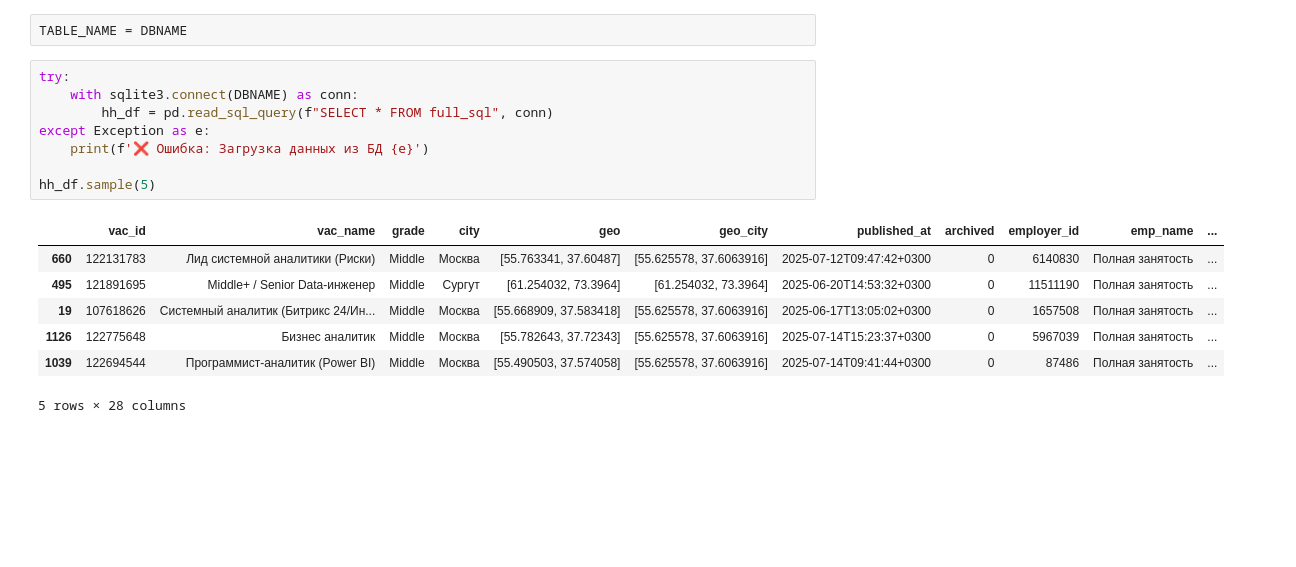
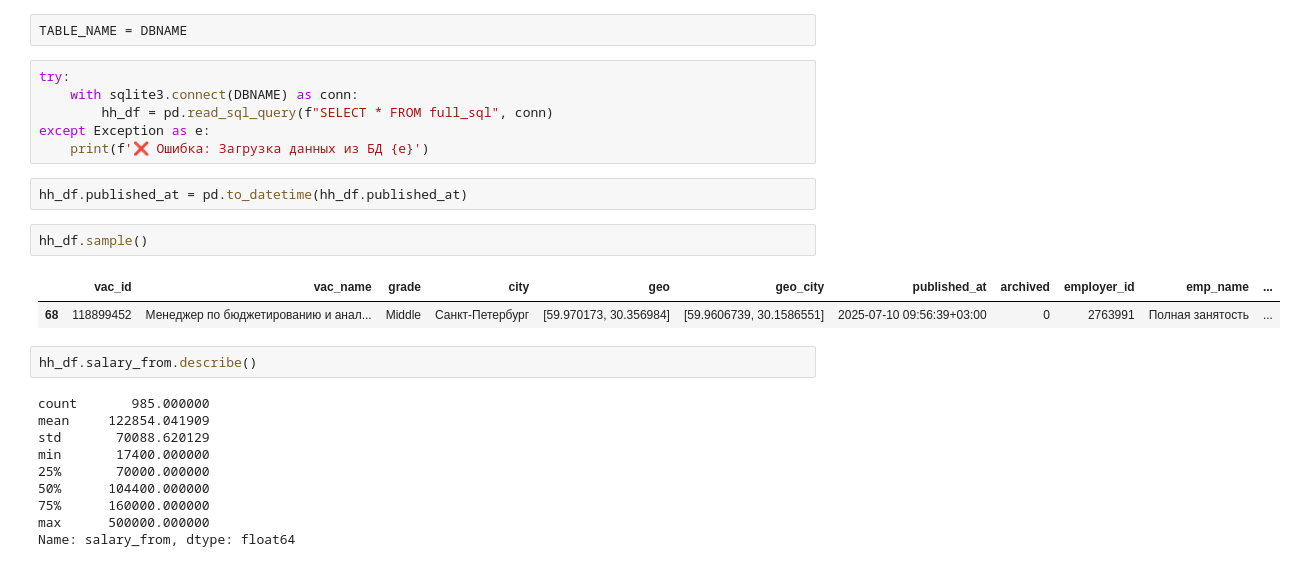
Before and after one commit to Capym9h/hh_project, a Jupyter notebook: py_analytics.ipynb, the cells around one changed output. Cells and saved outputs as stored; diff of their text form; blank space fills up the shorter version.

```diff
--- a/py_analytics.ipynb
+++ b/py_analytics.ipynb
@@ -16,13 +59,22 @@ try:
         hh_df = pd.read_sql_query(f"SELECT * FROM full_sql", conn)
 except Exception as e:
     print(f'❌ Ошибка: Загрузка данных из БД {e}')
-
-hh_df.sample(5)
-# %% [output]
-|  | vac_id | vac_name | grade | city | geo | geo_city | published_at | archived | employer_id | emp_name | ... |
-| 660 | 122131783 | Лид системной аналитики (Риски) | Middle | Москва | [55.763341, 37.60487] | [55.625578, 37.6063916] | 2025-07-12T09:47:42+0300 | 0 | 6140830 | Полная занятость | ... |
-| 495 | 121891695 | Middle+ / Senior Data-инженер | Middle | Сургут | [61.254032, 73.3964] | [61.254032, 73.3964] | 2025-06-20T14:53:32+0300 | 0 | 11511190 | Полная занятость | ... |
-| 19 | 107618626 | Системный аналитик (Битрикс 24/Ин... | Middle | Москва | [55.668909, 37.583418] | [55.625578, 37.6063916] | 2025-06-17T13:05:02+0300 | 0 | 1657508 | Полная занятость | ... |
-| 1126 | 122775648 | Бизнес аналитик | Middle | Москва | [55.782643, 37.72343] | [55.625578, 37.6063916] | 2025-07-14T15:23:37+0300 | 0 | 5967039 | Полная занятость | ... |
-| 1039 | 122694544 | Программист-аналитик (Power BI) | Middle | Москва | [55.490503, 37.574058] | [55.625578, 37.6063916] | 2025-07-14T09:41:44+0300 | 0 | 87486 | Полная занятость | ... |
-5 rows × 28 columns
+# %%
+hh_df.published_at = pd.to_datetime(hh_df.published_at)
+# %%
+hh_df.sample()
+# %% [output]
+|  | vac_id | vac_name | grade | city | geo | geo_city | published_at | archived | employer_id | emp_name | ... |
+| 68 | 118899452 | Менеджер по бюджетированию и анал... | Middle | Санкт-Петербург | [59.970173, 30.356984] | [59.9606739, 30.1586551] | 2025-07-10 09:56:39+03:00 | 0 | 2763991 | Полная занятость | ... |
+# %%
+hh_df.salary_from.describe()
+# %% [output]
+count       985.000000
+mean     122854.041909
+std       70088.620129
+min       17400.000000
+25%       70000.000000
+50%      104400.000000
+75%      160000.000000
+max      500000.000000
+Name: salary_from, dtype: float64
```
Also changed, not shown: parts of 6 cells of this notebook.
